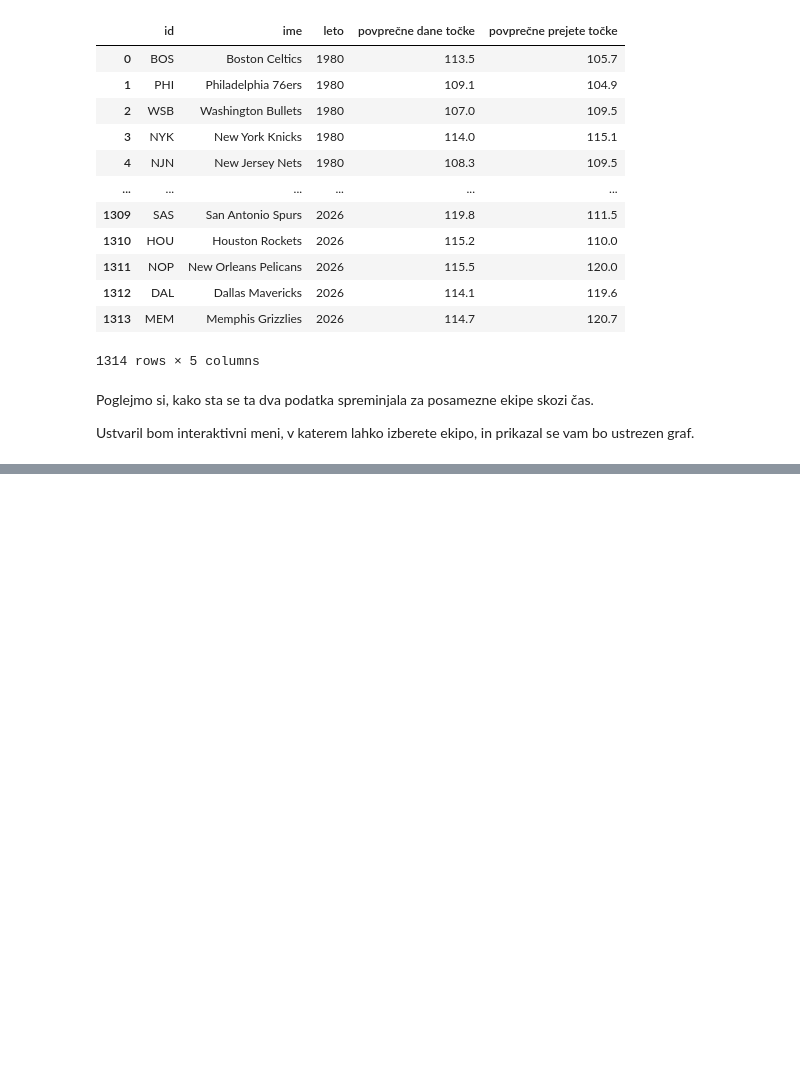
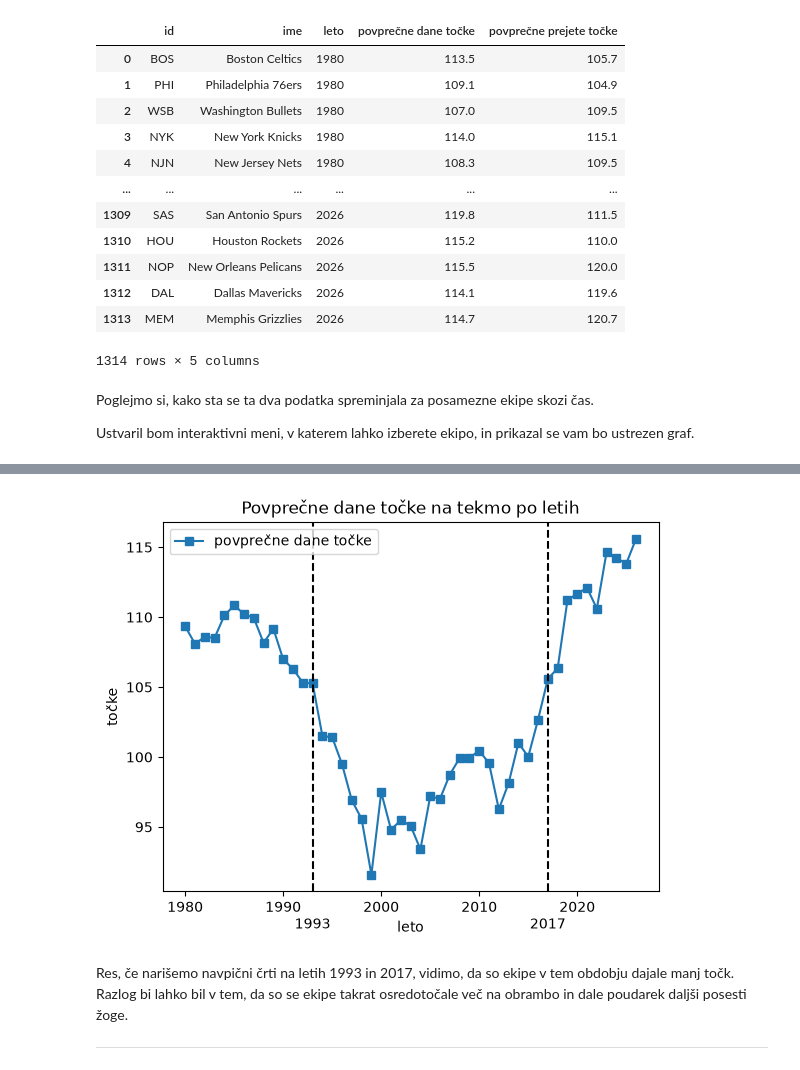
Before and after one commit to Benjamin-Rajer/UVP_projektna_naloga, a Jupyter notebook: analiza_podatkov.ipynb, the cells around one changed output, grey strips where cells are left out. Cells and saved outputs as stored; diff of their text form; code cells hidden in the pictures; blank space fills up the shorter version.

```diff
--- a/analiza_podatkov.ipynb
+++ b/analiza_podatkov.ipynb
@@ -156,0 +160,39 @@ interactive(children=(Dropdown(description='Ekipa:', options=('Boston Celtics',
+# %%
+povp_skupno = povp_tocke.groupby("leto")[["povprečne dane točke"]].mean()
+
+graf3 = povp_skupno.plot(
+    y=["povprečne dane točke"],
+    xlabel="leto",
+    ylabel="točke",
+    title="Povprečne dane točke na tekmo po letih",
+    marker="s"
+)
+
+graf3.axvline(1993, linestyle="--", color="black")
+graf3.axvline(2017, linestyle="--", color="black")
+
+graf3.text(
+    x=1993,
+    y=-0.10,
+    s="1993",
+    transform=graf3.get_xaxis_transform(), # x axis pozicija je leto, y axis pozicija gre od 0 do 1
+    ha="center"
+
+)
+
+graf3.text(
+    x=2017,
+    y=-0.10,
+    s="2017",
+    transform=graf3.get_xaxis_transform(),
+    ha="center"
+
+)
+
+graf3;
+# %% [output]
+[figure, added]
+# %% [markdown]
+Res, če narišemo navpični črti na letih 1993 in 2017, vidimo, da so ekipe v tem obdobju dajale manj točk. Razlog bi lahko bil v tem, da so se ekipe takrat osredotočale več na obrambo in dale poudarek daljši posesti žoge.
+
+___
```
Also changed, not shown: parts of 18 cells of this notebook, 3 other files.
